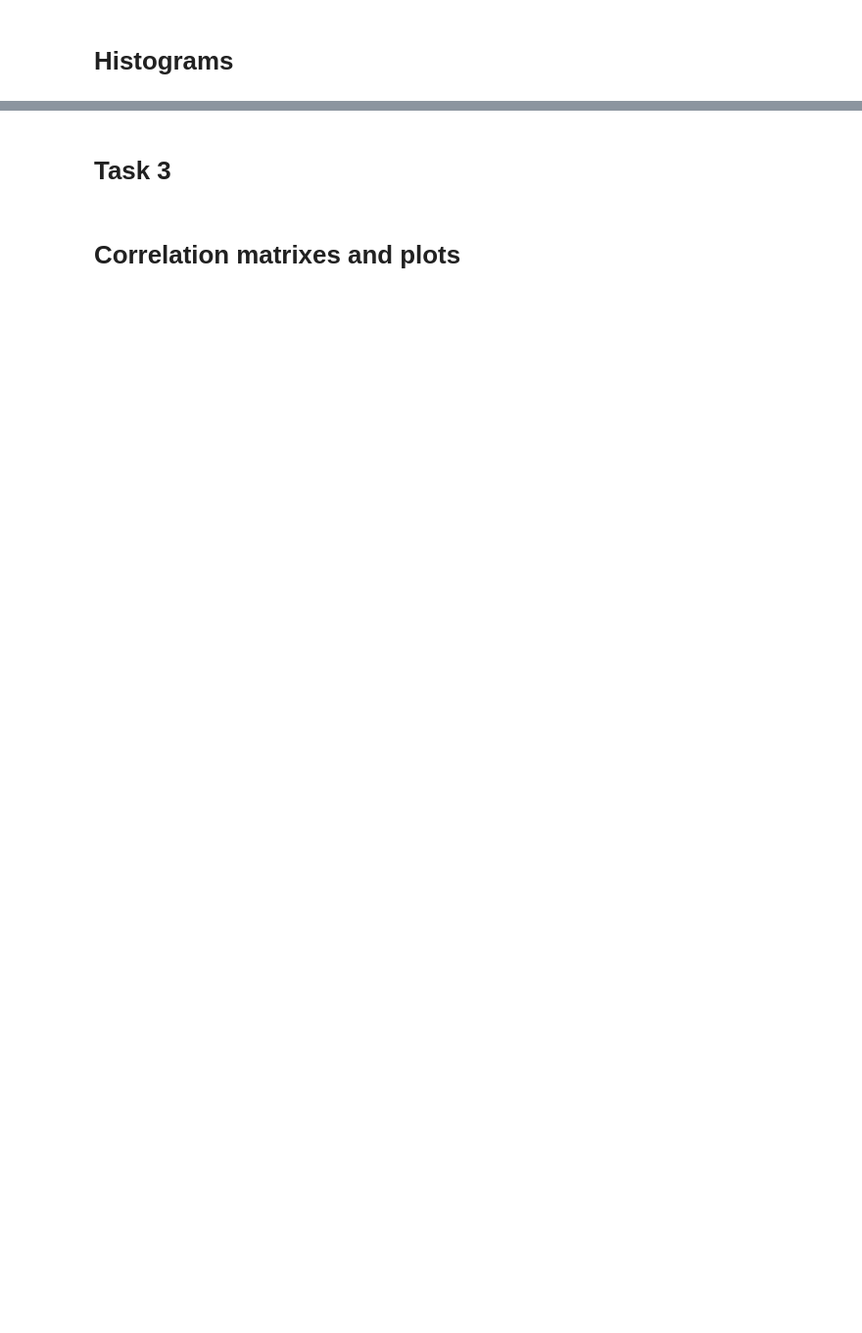
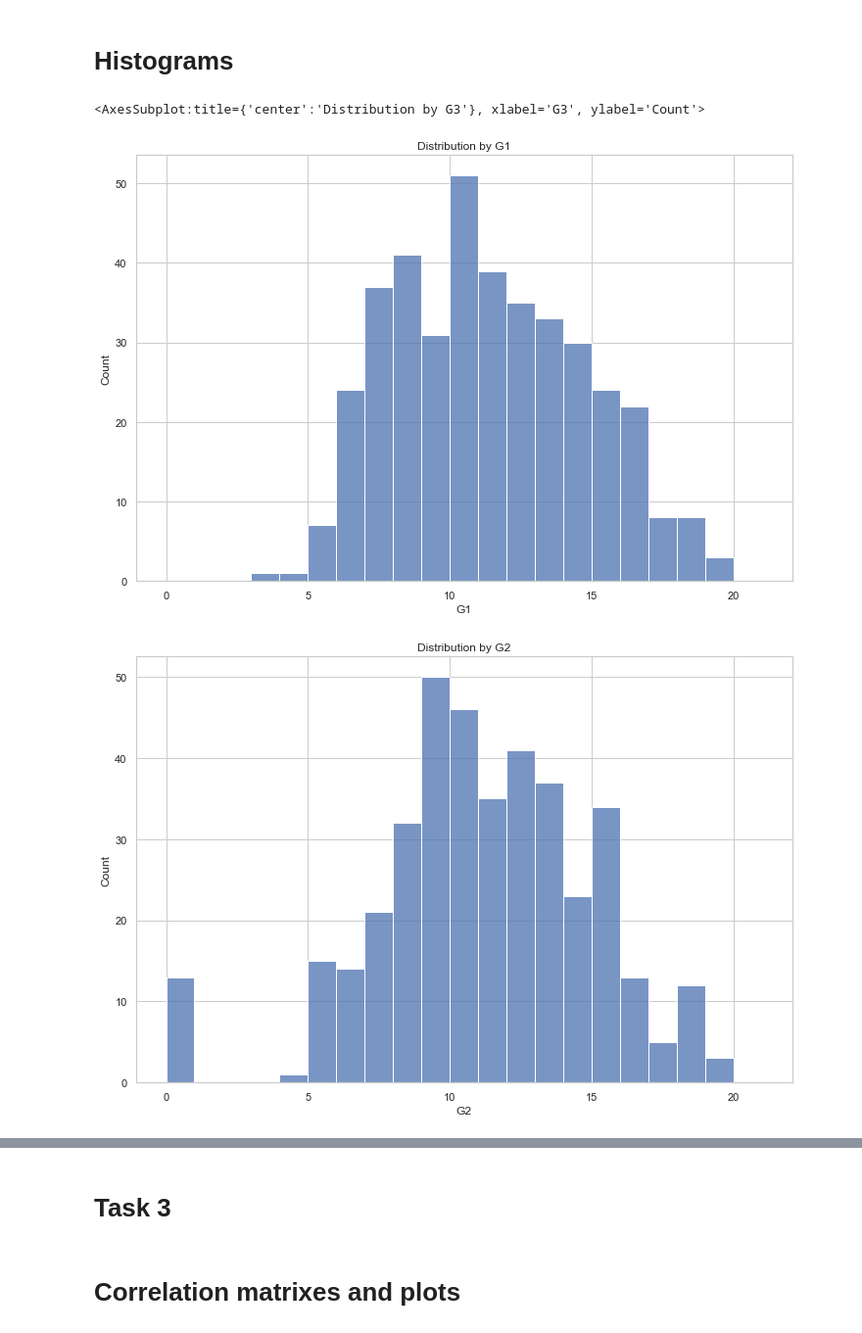
Before and after one commit to minhduckan123/bai2, a Jupyter notebook: Comp-615-Assignment_edit2.ipynb, the cells around one changed output, grey strips where cells are left out. Shown at 98% size. Drawn from its saved outputs; the diff is of its cells as text; code cells hidden in the pictures; blank space fills up the shorter version.

```diff
--- a/Comp-615-Assignment_edit2.ipynb
+++ b/Comp-615-Assignment_edit2.ipynb
@@ -105,2 +121,19 @@ for a  in ["school" ,"address", "Fedu" , "goout" , "health"]:
 # %% [markdown]
 # Histograms
+# %%
+sns.set_theme ( style= "whitegrid")
+plt.figure ( figsize= (12,8))
+plt.title("Distribution by G1")
+sns.histplot( data= Student_mat.G1  , bins = 21 , binwidth= 1 , binrange=  ( 0,21))
+sns.set_theme ( style= "whitegrid")
+plt.figure ( figsize= (12,8))
+plt.title("Distribution by G2")
+sns.histplot( data= Student_mat.G2  , bins = 21 , binwidth= 1 , binrange=  ( 0,21))
+sns.set_theme ( style= "whitegrid")
+plt.figure ( figsize= (12,8))
+plt.title("Distribution by G3")
+sns.histplot( data= Student_mat.G3  , bins = 21 , binwidth= 1 , binrange=  ( 0,21))
+# %% [output]
+<AxesSubplot:title={'center':'Distribution by G3'}, xlabel='G3', ylabel='Count'>
+[figure, added]
+[figure, added]
```
Also changed, not shown: parts of 12 cells of this notebook.
